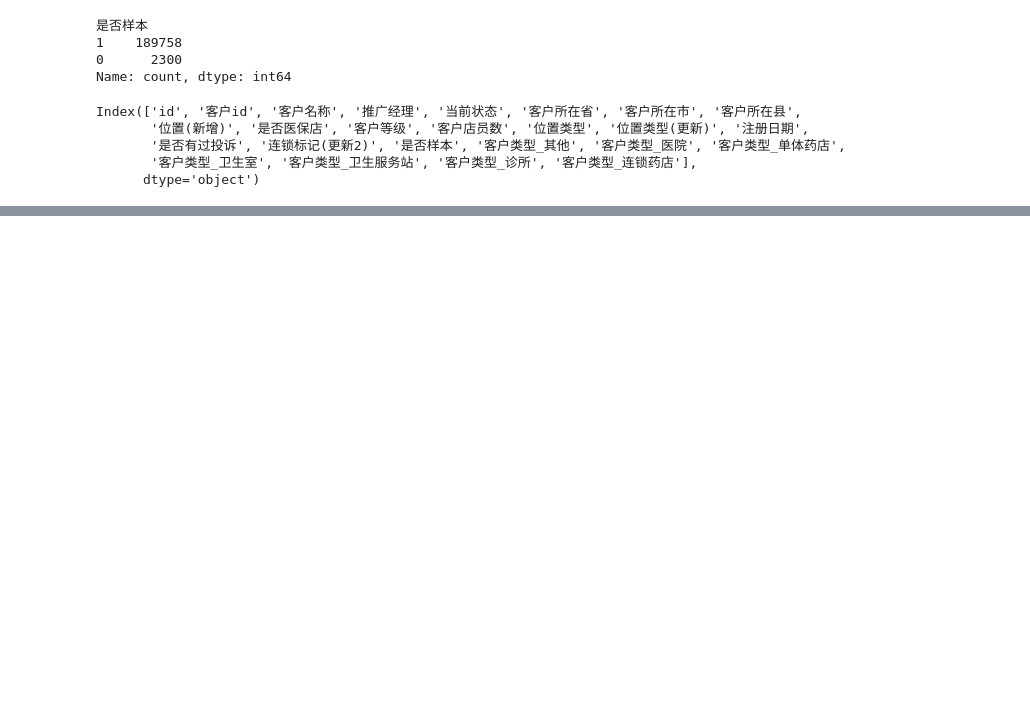
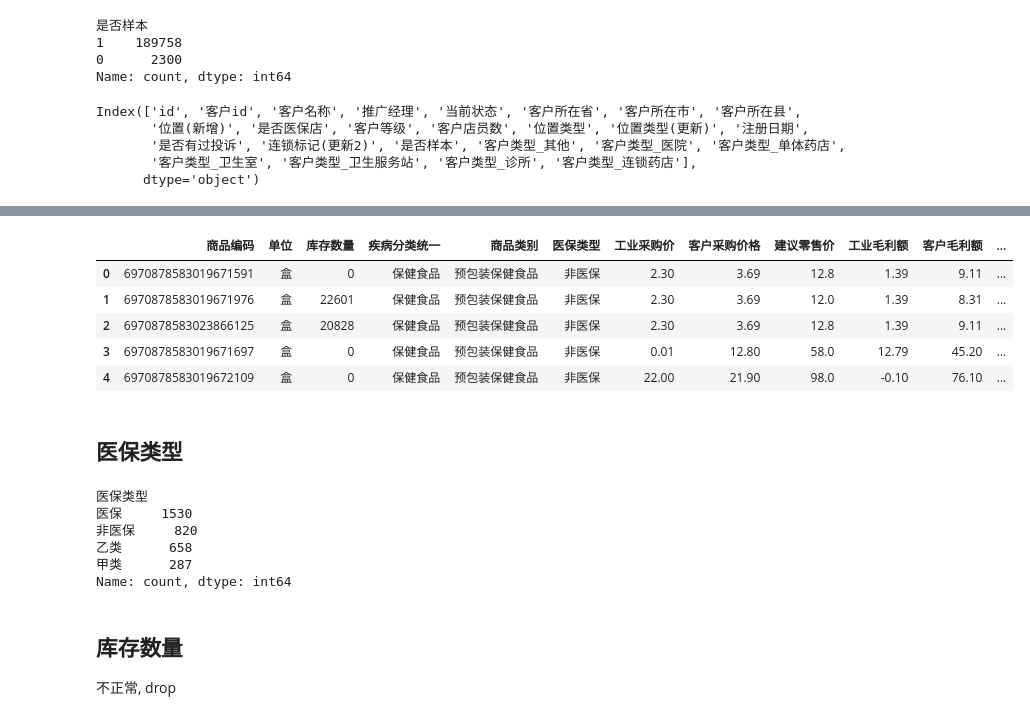
Before and after one commit to Aegis1863/10th-Statistical-Modeling-Competition, a Jupyter notebook: script/data_preparation.ipynb, the cells around one changed output, grey strips where cells are left out. Drawn from its saved outputs; the diff is of its cells as text; code cells hidden in the pictures; blank space fills up the shorter version.

```diff
--- a/script/data_preparation.ipynb
+++ b/script/data_preparation.ipynb
@@ -268,0 +308,6 @@ cus_final = pd.read_csv('../data/customers_m1.csv')
+# %%
+# 计算 '品牌名称' 列中前四个数量最多的种类
+top_brands = com['品牌名称'].value_counts().index[:4]
+
+# 将不在前四个数量最多的种类中的品牌名称替换为 "其他"
+com['品牌名称'] = com['品牌名称'].apply(lambda x: x if x in top_brands else '其他')
@@ -268,0 +324,28 @@ cus_final = pd.read_csv('../data/customers_m1.csv')
+# %%
+com_encoded = pd.get_dummies(com['品牌名称'], prefix='品牌名称')
+
+# 将独热编码结果与原始 DataFrame 合并
+com = pd.concat([com, com_encoded], axis=1)
+
+# 删除原始的客户类型字段
+com.drop(columns=['品牌名称'], inplace=True)
+# %%
+com.head()
+# %% [output]
+|  | 商品编码 | 单位 | 库存数量 | 疾病分类统一 | 商品类别 | 医保类型 | 工业采购价 | 客户采购价格 | 建议零售价 | 工业毛利额 | 客户毛利额 | ... |
+| 0 | 6970878583019671591 | 盒 | 0 | 保健食品 | 预包装保健食品 | 非医保 | 2.30 | 3.69 | 12.8 | 1.39 | 9.11 | ... |
+| 1 | 6970878583019671976 | 盒 | 22601 | 保健食品 | 预包装保健食品 | 非医保 | 2.30 | 3.69 | 12.0 | 1.39 | 8.31 | ... |
+| 2 | 6970878583023866125 | 盒 | 20828 | 保健食品 | 预包装保健食品 | 非医保 | 2.30 | 3.69 | 12.8 | 1.39 | 9.11 | ... |
+| 3 | 6970878583019671697 | 盒 | 0 | 保健食品 | 预包装保健食品 | 非医保 | 0.01 | 12.80 | 58.0 | 12.79 | 45.20 | ... |
+| 4 | 6970878583019672109 | 盒 | 0 | 保健食品 | 预包装保健食品 | 非医保 | 22.00 | 21.90 | 98.0 | -0.10 | 76.10 | ... |
+# %% [markdown]
+## 医保类型
+# %%
+com['医保类型'].value_counts()
+# %% [output]
+医保类型
+医保     1530
+非医保     820
+乙类      658
+甲类      287
+Name: count, dtype: int64
@@ -268,0 +360,4 @@ cus_final = pd.read_csv('../data/customers_m1.csv')
+# %% [markdown]
+## 库存数量
+
+不正常, drop
```
Also changed, not shown: parts of 31 cells of this notebook, 1 other file.
